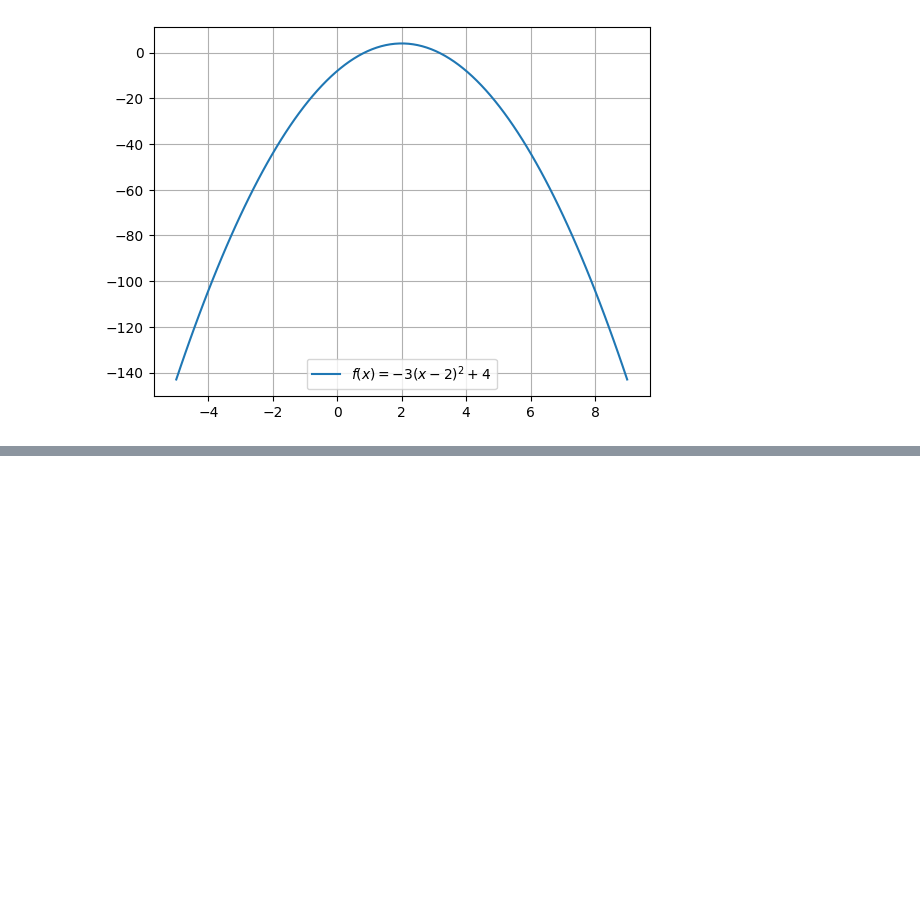
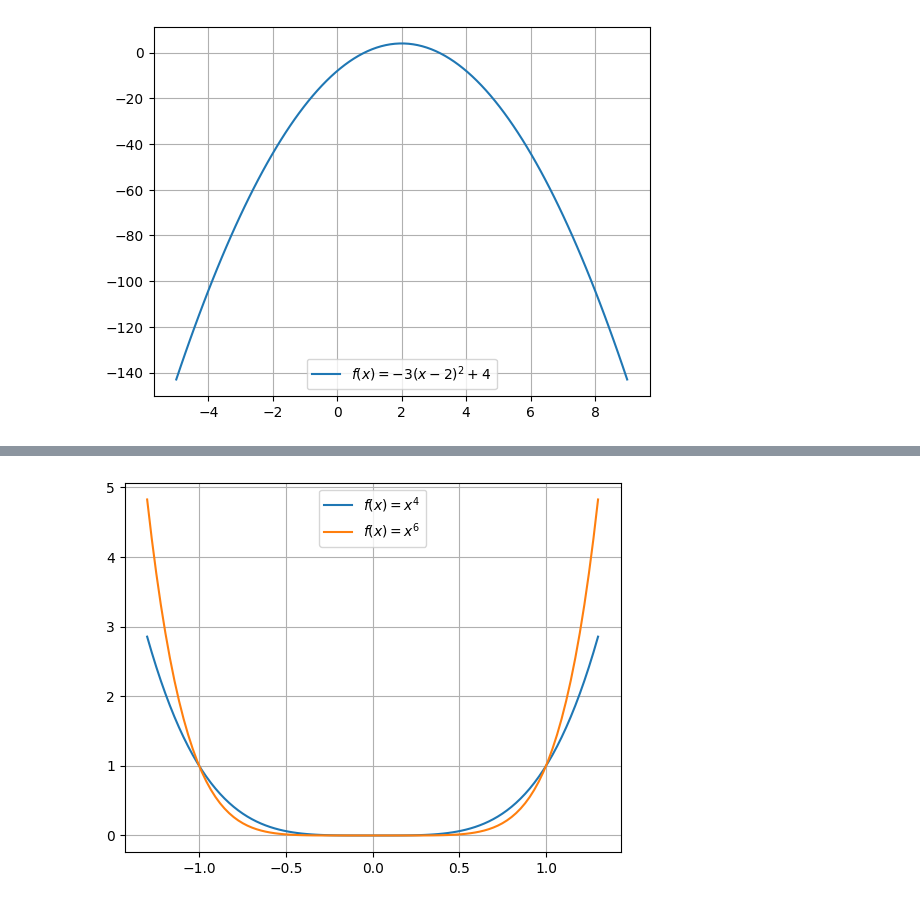
Before and after one commit to nv-mldev/math-bootcamp, a Jupyter notebook: chapters/algebra/scripts.ipynb, the cells around one changed output, grey strips where cells are left out. Cells and saved outputs as stored; diff of their text form; code cells hidden in the pictures; blank space fills up the shorter version.

```diff
--- a/chapters/algebra/scripts.ipynb
+++ b/chapters/algebra/scripts.ipynb
@@ -160,0 +179,8 @@ plt.show()
+# %%
+plt.plot(x,x**4, label='$f(x) = x^{4}$')
+plt.plot(x,x**6, label='$f(x) = x^{6}$')
+plt.legend()
+plt.grid()
+plt.show()
+# %% [output]
+[figure, added]
```
Also changed, not shown: parts of 2 cells of this notebook, 14 other files.
